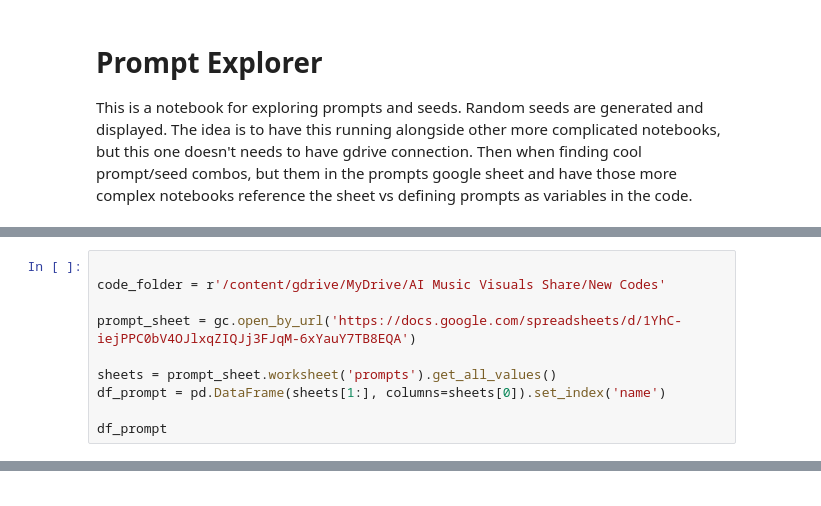
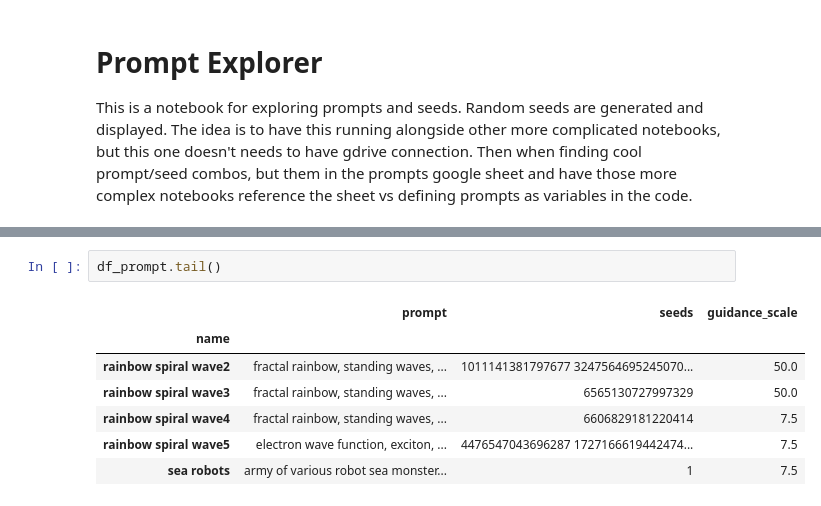
Before and after one commit to aspitarl/AI-Art, a Jupyter notebook: collab_notebooks/Explore_Prompts.ipynb, the cells around one changed output, grey strips where cells are left out. Drawn from its saved outputs; the diff is of its cells as text.

```diff
--- a/collab_notebooks/Explore_Prompts.ipynb
+++ b/collab_notebooks/Explore_Prompts.ipynb
@@ -55,13 +42,3 @@ pipe = StableDiffusionPipeline.from_pretrained("CompVis/stable-diffusion-v1-4",
 
 
 pipe = pipe.to("cuda")
-# %%
-
-code_folder = r'/content/gdrive/MyDrive/AI Music Visuals Share/New Codes'
-
-prompt_sheet = gc.open_by_url('https://docs.google.com/spreadsheets/d/1YhC-iejPPC0bV4OJlxqZIQJj3FJqM-6xYauY7TB8EQA')
-
-sheets = prompt_sheet.worksheet('prompts').get_all_values()
-df_prompt = pd.DataFrame(sheets[1:], columns=sheets[0]).set_index('name')
-
-df_prompt
@@ -84 +45,11 @@ df_prompt
+# %%
+df_prompt.tail()
+# %% [output]
+|  | prompt | seeds | guidance_scale |
+| name |  |  |  |
+| rainbow spiral wave2 | fractal rainbow, standing waves, ... | 1011141381797677 3247564695245070... | 50.0 |
+| rainbow spiral wave3 | fractal rainbow, standing waves, ... | 6565130727997329 | 50.0 |
+| rainbow spiral wave4 | fractal rainbow, standing waves, ... | 6606829181220414 | 7.5 |
+| rainbow spiral wave5 | electron wave function, exciton, ... | 4476547043696287 1727166619442474... | 7.5 |
+| sea robots | army of various robot sea monster... | 1 | 7.5 |
 # %%
```
Also changed, not shown: parts of 7 cells of this notebook, 2 other files.
